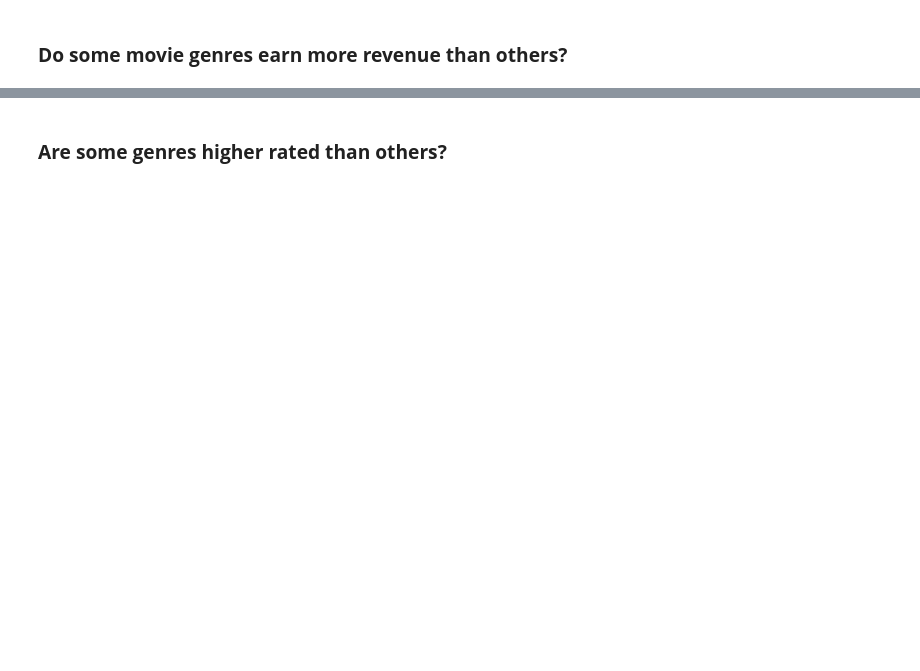
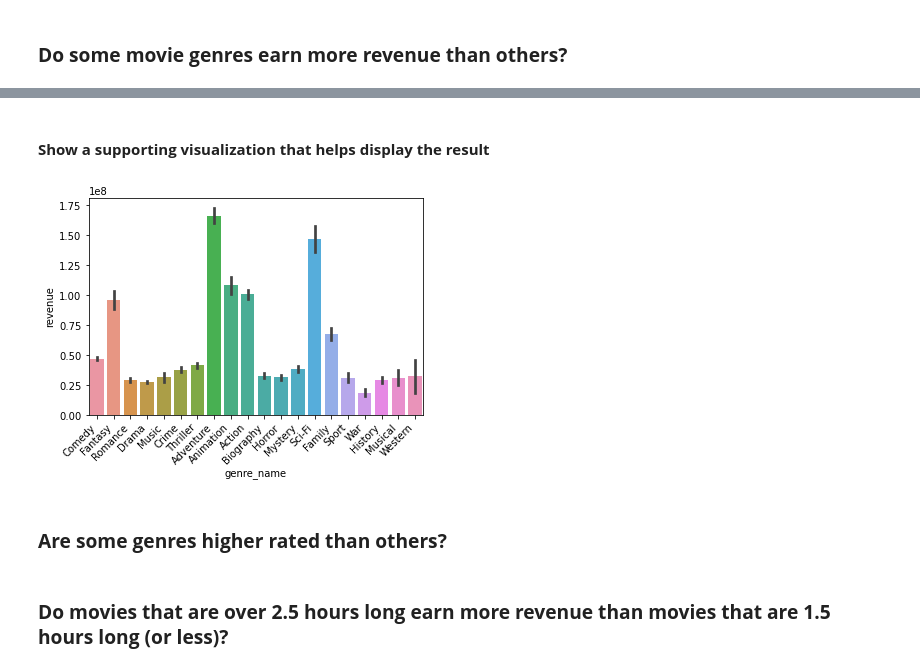
Before and after one commit to YBilodeau/Movie-Production-Business-Analysis, a Jupyter notebook: Phase 4 - Hypothesis Testing.ipynb, the cells around one changed output, grey strips where cells are left out. Saved outputs shown, nothing was run; the diff lists cells and outputs as text; code cells hidden in the pictures; blank space fills up the shorter version.

```diff
--- a/Phase 4 - Hypothesis Testing.ipynb
+++ b/Phase 4 - Hypothesis Testing.ipynb
@@ -232,0 +338,6 @@ sns.barplot(data=df, x='certification', y='revenue', ci=68);
+# %%
+groups = {}
+for genre_name in df['genre_name'].unique():
+    temp_df = df.loc[df['genre_name'] == genre_name, 'revenue']
+    groups[genre_name] = temp_df
+groups.keys()
@@ -232,0 +346,7 @@ sns.barplot(data=df, x='certification', y='revenue', ci=68);
+# %%
+for genre_name, revenue in groups.items():
+    # Calculate the number of outliers
+    outliers = np.abs(stats.zscore(revenue)) > 3
+    print(f"{outliers.sum()} outliers were removed from the {genre_name} group.")
+    # Remove the outliers
+    groups[genre_name] = revenue.loc[~outliers]
@@ -232,0 +378,7 @@ sns.barplot(data=df, x='certification', y='revenue', ci=68);
+# %%
+# Loop through the groups and obtain
+# group count and the pvalue of the Normal Test
+norm_results = {}
+for genre_name, revenue in groups.items():
+    stat, p = stats.normaltest(revenue)
+    norm_results[genre_name] = {'n': len(revenue),'p':p}
@@ -232,0 +526,10 @@ sns.barplot(data=df, x='certification', y='revenue', ci=68);
+# %%
+## make a list for saving the dataframes to
+tukeys_dfs = []
+for genre_name, revenue in groups.items():
+    temp_df = pd.DataFrame({'revenue':revenue, 'genre_name':genre_name})
+    tukeys_dfs.append(temp_df)
+
+## concatenate them into 1 dataframe
+tukeys_data = pd.concat(tukeys_dfs)
+tukeys_data
@@ -233,2 +576,11 @@ sns.barplot(data=df, x='certification', y='revenue', ci=68);
+# %% [markdown]
+#### **Show a supporting visualization that helps display the result**
+# %%
+ax = sns.barplot(data=tukeys_data, x='genre_name', y='revenue', ci=68)
+ax.set_xticklabels(ax.get_xticklabels(), rotation='45', ha='right');
+# %% [output]
+[figure, added]
 # %% [markdown]
 ### **Are some genres higher rated than others?**
+# %% [markdown]
+### **Do movies that are over 2.5 hours long earn more revenue than movies that are 1.5 hours long (or less)?**
```
Also changed, not shown: parts of 44 cells of this notebook.
